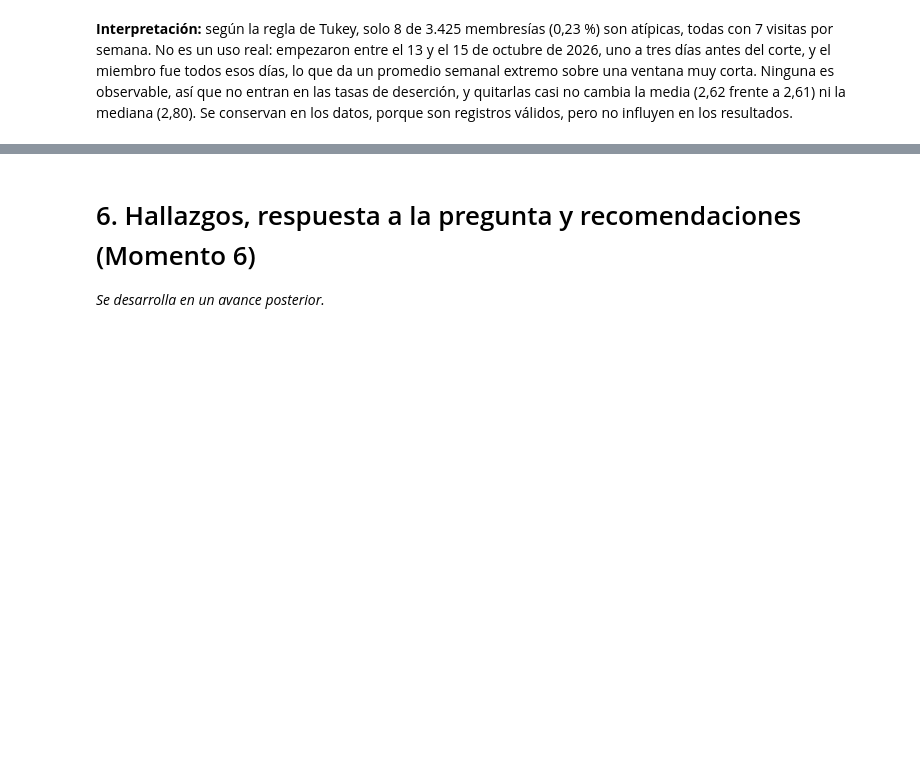
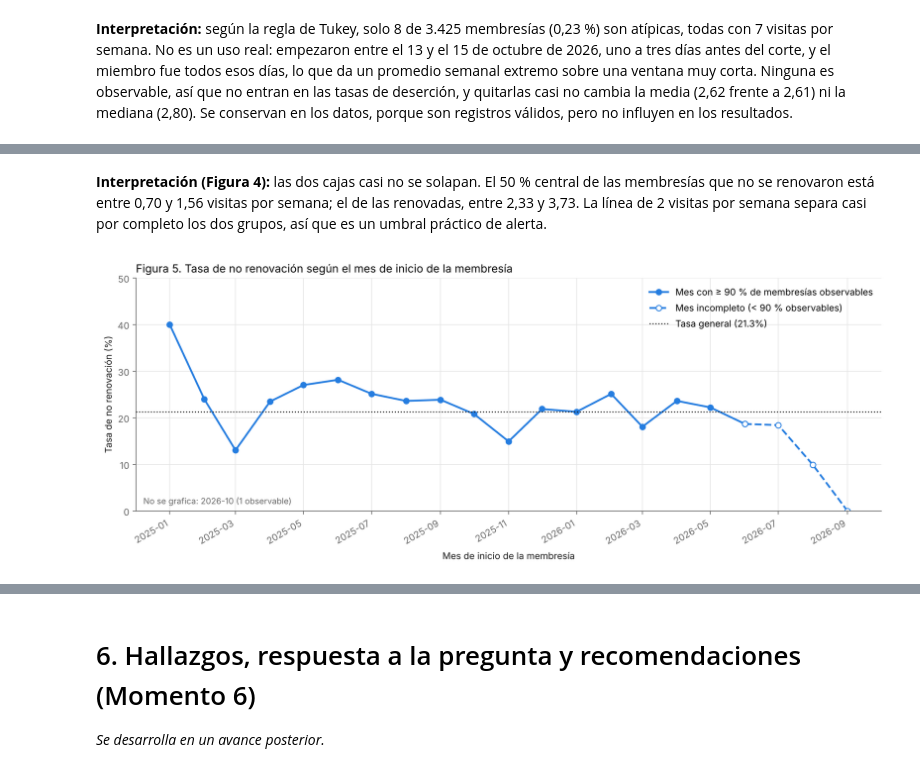
Before and after one commit to juanmejia017/PandasZonafitevolution, a Jupyter notebook: notebooks/analytical_report.ipynb, the cells around one changed output, grey strips where cells are left out. Drawn from its saved outputs; the diff is of its cells as text; code cells hidden in the pictures; blank space fills up the shorter version.

```diff
--- a/notebooks/analytical_report.ipynb
+++ b/notebooks/analytical_report.ipynb
@@ -725,0 +796,35 @@ Mediana con atípicos: 2.80 · sin atípicos: 2.80
+# %% [markdown]
+**Interpretación (Figura 4):** las dos cajas casi no se solapan. El 50 % central de las membresías que no se renovaron está entre 0,70 y 1,56 visitas por semana; el de las renovadas, entre 2,33 y 3,73. La línea de 2 visitas por semana separa casi por completo los dos grupos, así que es un umbral práctico de alerta.
+# %%
+# Figura 5. Tasa mensual de no renovación según el mes de inicio
+# Se omiten los meses con menos de 10 membresías observables: su tasa no es representativa
+serie = tasa_mensual[tasa_mensual["membresias_observables"] >= 10].copy()
+omitidos = tasa_mensual[tasa_mensual["membresias_observables"] < 10]
+serie.index = serie.index.to_timestamp()          # Period → fecha, para el eje x
+completo = serie["porcentaje_observable"] >= 90   # meses con resultado conocido para al menos el 90 %
+ultimo_completo = serie.index[completo].max()
+
+fig, ax = plt.subplots(figsize=(12, 4.8))
+# Tramo confiable: línea continua
+ax.plot(serie.index[completo], serie.loc[completo, "tasa_no_renovacion"], color=AZUL, linewidth=2,
+        marker="o", markersize=6, label="Mes con ≥ 90 % de membresías observables")
+# Tramo incompleto (censura al corte): línea punteada desde el último mes completo
+incompletos = serie.loc[serie.index >= ultimo_completo]
+ax.plot(incompletos.index, incompletos["tasa_no_renovacion"], color=AZUL, linewidth=2, linestyle="--",
+        marker="o", markersize=6, markerfacecolor="white", label="Mes incompleto (< 90 % observables)")
+ax.axhline(observables["no_renovo"].mean() * 100, color="#191919", linestyle=":", linewidth=1.2,
+           label=f"Tasa general ({observables['no_renovo'].mean():.1%})")
+ax.set_title("Figura 5. Tasa de no renovación según el mes de inicio de la membresía", loc="left")
+ax.set_xlabel("Mes de inicio de la membresía")
+ax.set_ylabel("Tasa de no renovación (%)")
+ax.set_ylim(0, 50)
+if not omitidos.empty:
+    texto = "No se grafica: " + ", ".join(omitidos.index.astype(str) + " (" + omitidos["membresias_observables"].astype(str) + " observable)")
+    ax.text(0.01, 0.03, texto, transform=ax.transAxes, ha="left", color="#666666", fontsize=9)
+ax.legend(frameon=False, loc="upper right")
+fig.autofmt_xdate()
+fig.tight_layout()
+fig.savefig(RUTA_FIGURAS / "monthly_churn_trend.png", dpi=150, bbox_inches="tight")
+plt.show()
+# %% [output]
+[figure, added]
```
Also changed, not shown: parts of 7 cells of this notebook, 7 other files.
